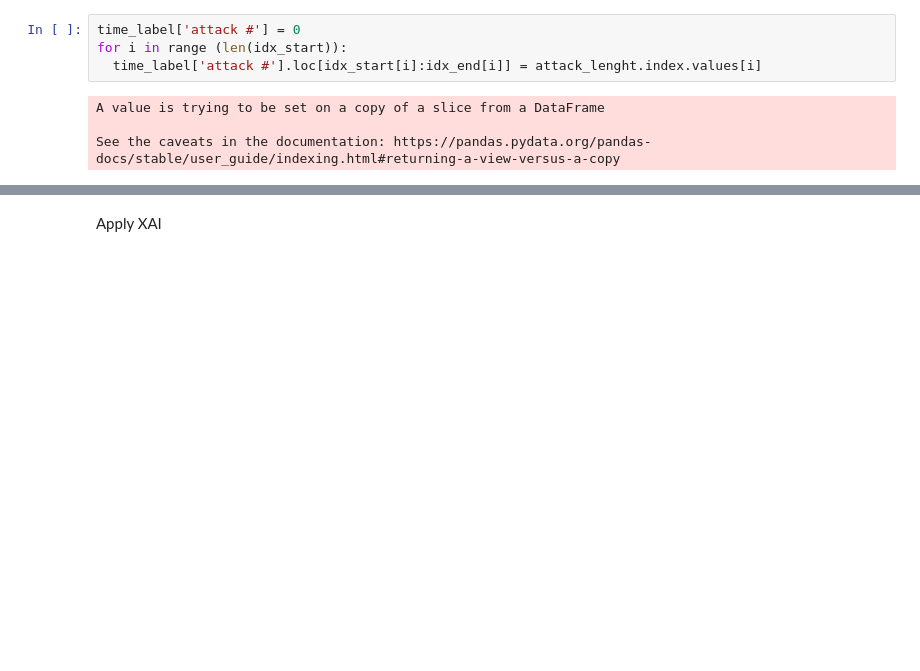
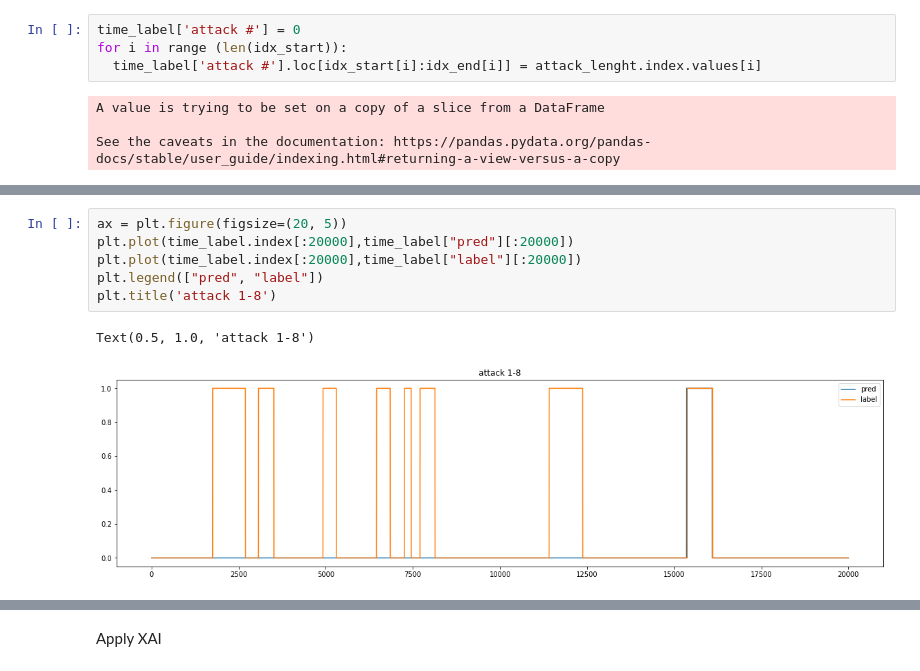
Before and after one commit to Geebigib/Explainable-Anomaly-detection-In-ICS, a Jupyter notebook: Neural_Base_Model.ipynb, the cells around one changed output, grey strips where cells are left out. Cells and saved outputs as stored; diff of their text form; blank space fills up the shorter version.

```diff
--- a/Neural_Base_Model.ipynb
+++ b/Neural_Base_Model.ipynb
@@ -310,0 +281,9 @@ Text(0, 0.5, 'normal/attack')
+# %%
+ax = plt.figure(figsize=(20, 5))
+plt.plot(time_label.index[:20000],time_label["pred"][:20000])
+plt.plot(time_label.index[:20000],time_label["label"][:20000])
+plt.legend(["pred", "label"])
+plt.title('attack 1-8')
+# %% [output]
+Text(0.5, 1.0, 'attack 1-8')
+[figure, added]
```
Also changed, not shown: parts of 57 cells of this notebook.
